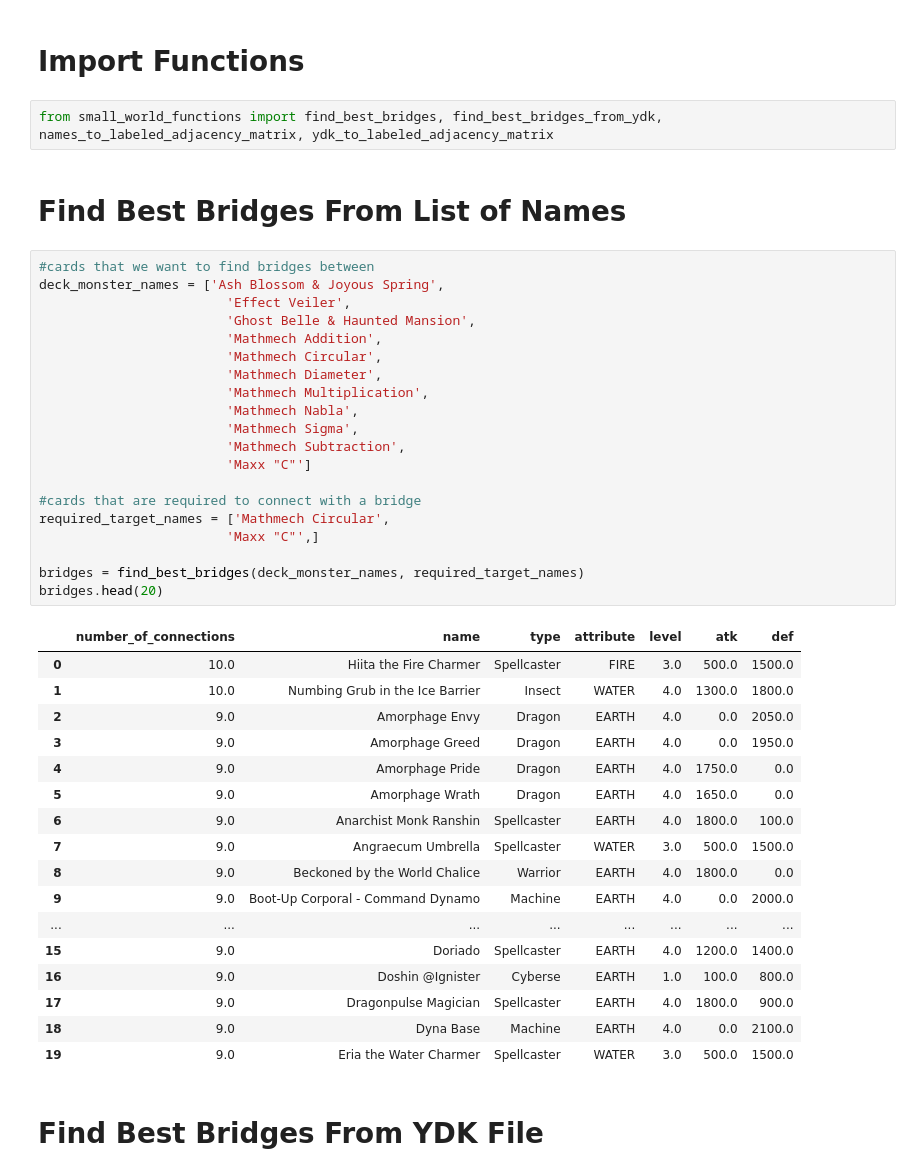
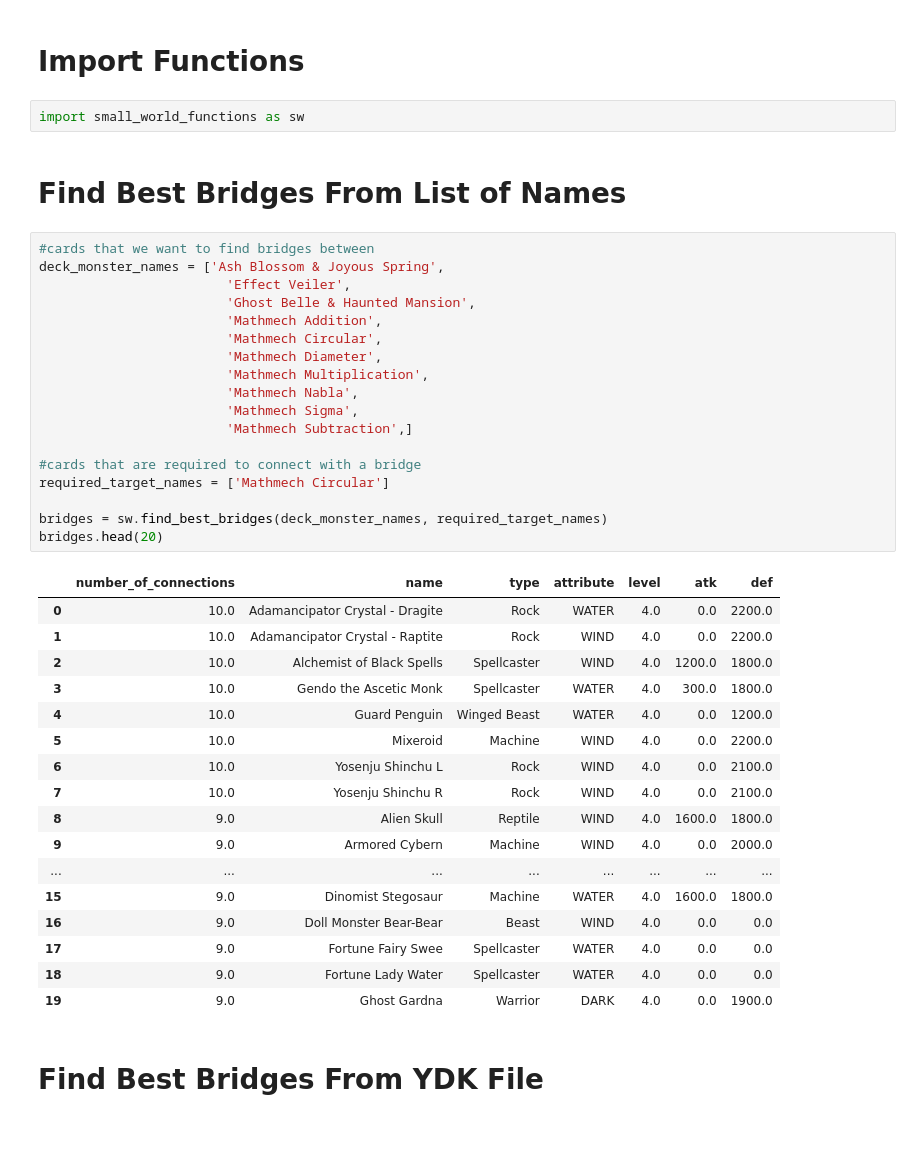
Before and after one commit to KennethJAllen/ygo-small-world, a Jupyter notebook: small_world_bridge_finder.ipynb, the cells around one changed output. Saved outputs shown, nothing was run; the diff lists cells and outputs as text; blank space fills up the shorter version.

Commit message:
replaced importing specific functions to importing whole small_world_functions module in notebooks

```diff
--- a/small_world_bridge_finder.ipynb
+++ b/small_world_bridge_finder.ipynb
@@ -1,47 +1,45 @@
 # %% [markdown]
 # Import Functions
-# %%
-from small_world_functions import find_best_bridges, find_best_bridges_from_ydk, names_to_labeled_adjacency_matrix, ydk_to_labeled_adjacency_matrix
+# %%
+import small_world_functions as sw
 # %% [markdown]
 # Find Best Bridges From List of Names
 # %%
 #cards that we want to find bridges between
 deck_monster_names = ['Ash Blossom & Joyous Spring',
                         'Effect Veiler',
                         'Ghost Belle & Haunted Mansion',
                         'Mathmech Addition',
                         'Mathmech Circular',
                         'Mathmech Diameter',
                         'Mathmech Multiplication',
                         'Mathmech Nabla',
                         'Mathmech Sigma',
-                        'Mathmech Subtraction',
-                        'Maxx "C"']
+                        'Mathmech Subtraction',]
 
 #cards that are required to connect with a bridge
-required_target_names = ['Mathmech Circular',
-                        'Maxx "C"',]
+required_target_names = ['Mathmech Circular']
 
-bridges = find_best_bridges(deck_monster_names, required_target_names)
+bridges = sw.find_best_bridges(deck_monster_names, required_target_names)
 bridges.head(20)
 # %% [output]
 |  | number_of_connections | name | type | attribute | level | atk | def |
-| 0 | 10.0 | Hiita the Fire Charmer | Spellcaster | FIRE | 3.0 | 500.0 | 1500.0 |
-| 1 | 10.0 | Numbing Grub in the Ice Barrier | Insect | WATER | 4.0 | 1300.0 | 1800.0 |
-| 2 | 9.0 | Amorphage Envy | Dragon | EARTH | 4.0 | 0.0 | 2050.0 |
-| 3 | 9.0 | Amorphage Greed | Dragon | EARTH | 4.0 | 0.0 | 1950.0 |
-| 4 | 9.0 | Amorphage Pride | Dragon | EARTH | 4.0 | 1750.0 | 0.0 |
-| 5 | 9.0 | Amorphage Wrath | Dragon | EARTH | 4.0 | 1650.0 | 0.0 |
-| 6 | 9.0 | Anarchist Monk Ranshin | Spellcaster | EARTH | 4.0 | 1800.0 | 100.0 |
-| 7 | 9.0 | Angraecum Umbrella | Spellcaster | WATER | 3.0 | 500.0 | 1500.0 |
-| 8 | 9.0 | Beckoned by the World Chalice | Warrior | EARTH | 4.0 | 1800.0 | 0.0 |
-| 9 | 9.0 | Boot-Up Corporal - Command Dynamo | Machine | EARTH | 4.0 | 0.0 | 2000.0 |
+| 0 | 10.0 | Adamancipator Crystal - Dragite | Rock | WATER | 4.0 | 0.0 | 2200.0 |
+| 1 | 10.0 | Adamancipator Crystal - Raptite | Rock | WIND | 4.0 | 0.0 | 2200.0 |
+| 2 | 10.0 | Alchemist of Black Spells | Spellcaster | WIND | 4.0 | 1200.0 | 1800.0 |
+| 3 | 10.0 | Gendo the Ascetic Monk | Spellcaster | WATER | 4.0 | 300.0 | 1800.0 |
+| 4 | 10.0 | Guard Penguin | Winged Beast | WATER | 4.0 | 0.0 | 1200.0 |
+| 5 | 10.0 | Mixeroid | Machine | WIND | 4.0 | 0.0 | 2200.0 |
+| 6 | 10.0 | Yosenju Shinchu L | Rock | WIND | 4.0 | 0.0 | 2100.0 |
+| 7 | 10.0 | Yosenju Shinchu R | Rock | WIND | 4.0 | 0.0 | 2100.0 |
+| 8 | 9.0 | Alien Skull | Reptile | WIND | 4.0 | 1600.0 | 1800.0 |
+| 9 | 9.0 | Armored Cybern | Machine | WIND | 4.0 | 0.0 | 2000.0 |
 | ... | ... | ... | ... | ... | ... | ... | ... |
-| 15 | 9.0 | Doriado | Spellcaster | EARTH | 4.0 | 1200.0 | 1400.0 |
-| 16 | 9.0 | Doshin @Ignister | Cyberse | EARTH | 1.0 | 100.0 | 800.0 |
-| 17 | 9.0 | Dragonpulse Magician | Spellcaster | EARTH | 4.0 | 1800.0 | 900.0 |
-| 18 | 9.0 | Dyna Base | Machine | EARTH | 4.0 | 0.0 | 2100.0 |
-| 19 | 9.0 | Eria the Water Charmer | Spellcaster | WATER | 3.0 | 500.0 | 1500.0 |
+| 15 | 9.0 | Dinomist Stegosaur | Machine | WATER | 4.0 | 1600.0 | 1800.0 |
+| 16 | 9.0 | Doll Monster Bear-Bear | Beast | WIND | 4.0 | 0.0 | 0.0 |
+| 17 | 9.0 | Fortune Fairy Swee | Spellcaster | WATER | 4.0 | 0.0 | 0.0 |
+| 18 | 9.0 | Fortune Lady Water | Spellcaster | WATER | 4.0 | 0.0 | 0.0 |
+| 19 | 9.0 | Ghost Gardna | Warrior | DARK | 4.0 | 0.0 | 1900.0 |
 # %% [markdown]
 # Find Best Bridges From YDK File
 # %%
```
Also changed, not shown: parts of 3 cells of this notebook, 1 other file.
